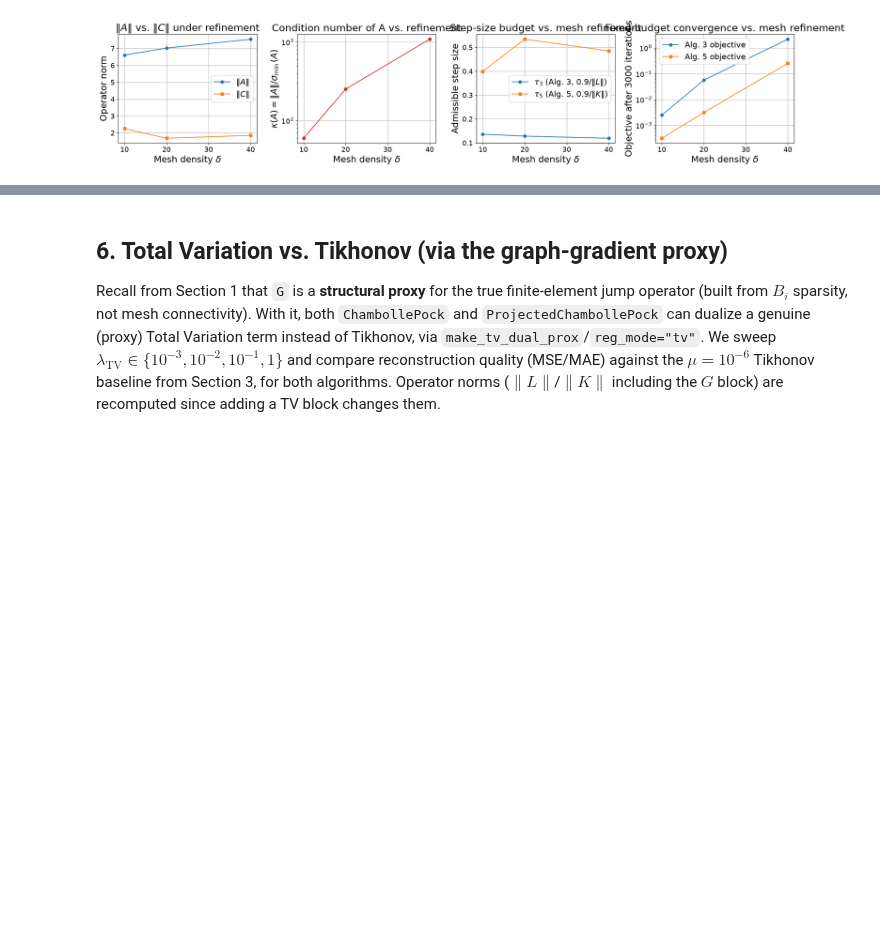
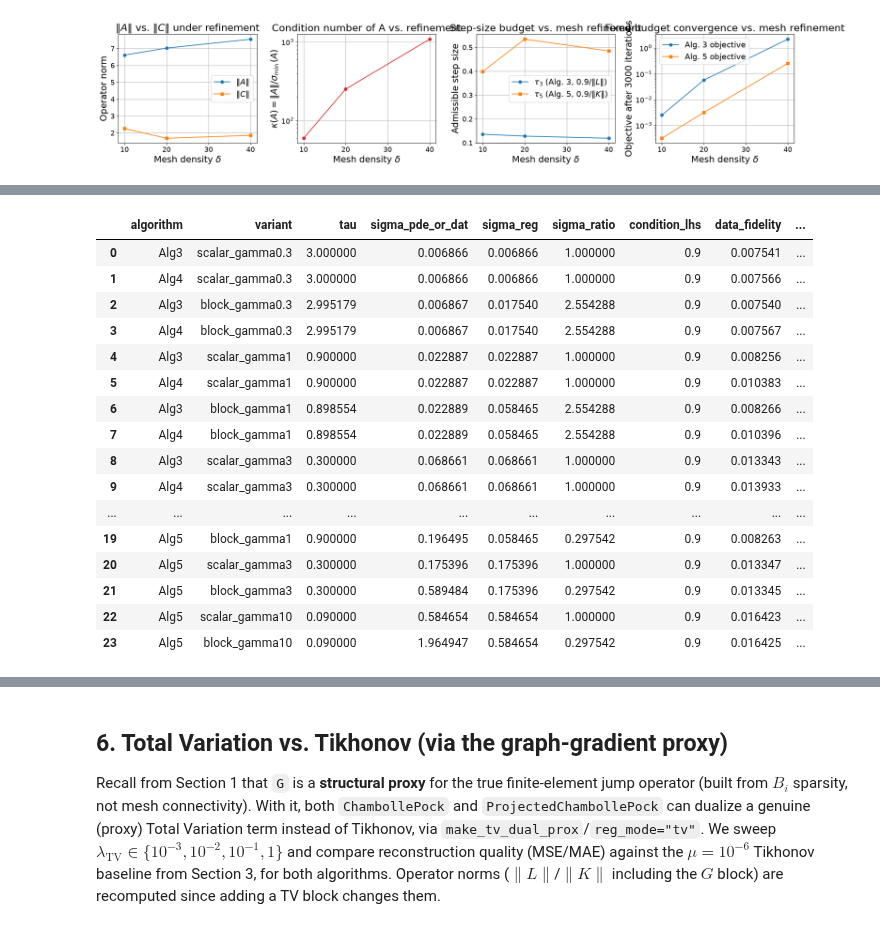
Before and after one commit to dmelan/fp-algs, a Jupyter notebook: part4_5_chambolle_pock_comparison.ipynb, the cells around one changed output, grey strips where cells are left out. Cells and saved outputs as stored; diff of their text form; code cells hidden in the pictures; blank space fills up the shorter version.

```diff
--- a/part4_5_chambolle_pock_comparison.ipynb
+++ b/part4_5_chambolle_pock_comparison.ipynb
@@ -595,0 +631,34 @@ $8.6\times$ at the offline $\delta=40$ point).
+# %%
+# What the block metric can possibly buy: the two block norms, and the resulting
+# per-block "gate" tau*sigma_b, against the single tau*sigma the scalar metric imposes.
+from iwp.experiments.comparison import block_step_sizes_algorithm3, block_step_sizes_algorithm5
+
+GAMMAS, SAFETY, LAMBDA_TV = (0.3, 1.0, 3.0, 10.0), 0.9, 1e-3
+l3_tv = l_operator_norm_algorithm3(pb, G=pb.G)   # ||L||, Alg. 3/4
+k5_tv = k_operator_norm_algorithm5(pb, G=pb.G)   # ||K||, Alg. 5
+
+rows = []
+for gamma in GAMMAS:
+    s3 = block_step_sizes_algorithm3(pb, G=pb.G, gamma=gamma, safety=SAFETY)
+    s5 = block_step_sizes_algorithm5(pb, G=pb.G, gamma=gamma, safety=SAFETY)
+    for algo, s, full, n1, sig1 in [
+        ("Alg3/4", s3, l3_tv, s3["norm_pde"], s3["sigma_pde"]),
+        ("Alg5", s5, k5_tv, s5["norm_dat"], s5["sigma_dat"]),
+    ]:
+        rows.append(dict(
+            algorithm=algo, gamma=gamma,
+            norm_block1=n1, norm_TV=s["norm_reg"], norm_full=full,
+            tau=s["tau"], sigma_block1=sig1, sigma_TV=s["sigma_reg"],
+            ts_scalar=(SAFETY / gamma) * (gamma / full**2),   # both blocks, scalar metric
+            ts_block1=s["tau"] * sig1, ts_TV=s["tau"] * s["sigma_reg"],
+            condition_lhs=s["condition_lhs"],
+        ))
+stepsize_table = pd.DataFrame(rows)
+
+print(f"Alg. 3/4:  ||L|| = {l3_tv:.3f}   ||L_pde|| = {rows[0]['norm_block1']:.3f}   "
+      f"||G|| = {rows[0]['norm_TV']:.3f}   ->  TV dual relaxed by "
+      f"(||L_pde||/||G||)^2 = {(rows[0]['norm_block1'] / rows[0]['norm_TV'])**2:.2f}x")
+print(f"Alg. 5  :  ||K|| = {k5_tv:.3f}   ||C||     = {rows[1]['norm_block1']:.3f}   "
+      f"||G|| = {rows[1]['norm_TV']:.3f}   ->  data dual relaxed by "
+      f"(||G||/||C||)^2 = {(rows[1]['norm_TV'] / rows[1]['norm_block1'])**2:.2f}x")
+stepsize_table.round(6)
@@ -595,0 +692,10 @@ $8.6\times$ at the offline $\delta=40$ point).
+# %%
+# Scalar vs block dual metric at matched gamma, on all three Chambolle-Pock algorithms,
+# with TV enabled. Runs 8 configurations x {Alg3, Alg4, Alg5}; ~2 minutes.
+blocksig_df, blocksig_curves, blocksig_norms = cmp.run_block_sigma_comparison(
+    pb, DIRS, logger, lambda_tv=LAMBDA_TV, gammas=GAMMAS, safety=SAFETY, max_iterations=3000
+)
+blocksig_df[["algorithm", "variant", "tau", "sigma_pde_or_dat", "sigma_reg", "sigma_ratio",
+             "condition_lhs", "data_fidelity", "tv_energy", "total_objective", "mse",
+             "feasibility"]].round(6)
+# %% [output]
@@ -595,0 +719,17 @@ $8.6\times$ at the offline $\delta=40$ point).
+|  | algorithm | variant | tau | sigma_pde_or_dat | sigma_reg | sigma_ratio | condition_lhs | data_fidelity | ... |
+| 0 | Alg3 | scalar_gamma0.3 | 3.000000 | 0.006866 | 0.006866 | 1.000000 | 0.9 | 0.007541 | ... |
+| 1 | Alg4 | scalar_gamma0.3 | 3.000000 | 0.006866 | 0.006866 | 1.000000 | 0.9 | 0.007566 | ... |
+| 2 | Alg3 | block_gamma0.3 | 2.995179 | 0.006867 | 0.017540 | 2.554288 | 0.9 | 0.007540 | ... |
+| 3 | Alg4 | block_gamma0.3 | 2.995179 | 0.006867 | 0.017540 | 2.554288 | 0.9 | 0.007567 | ... |
+| 4 | Alg3 | scalar_gamma1 | 0.900000 | 0.022887 | 0.022887 | 1.000000 | 0.9 | 0.008256 | ... |
+| 5 | Alg4 | scalar_gamma1 | 0.900000 | 0.022887 | 0.022887 | 1.000000 | 0.9 | 0.010383 | ... |
+| 6 | Alg3 | block_gamma1 | 0.898554 | 0.022889 | 0.058465 | 2.554288 | 0.9 | 0.008266 | ... |
+| 7 | Alg4 | block_gamma1 | 0.898554 | 0.022889 | 0.058465 | 2.554288 | 0.9 | 0.010396 | ... |
+| 8 | Alg3 | scalar_gamma3 | 0.300000 | 0.068661 | 0.068661 | 1.000000 | 0.9 | 0.013343 | ... |
+| 9 | Alg4 | scalar_gamma3 | 0.300000 | 0.068661 | 0.068661 | 1.000000 | 0.9 | 0.013933 | ... |
+| ... | ... | ... | ... | ... | ... | ... | ... | ... | ... |
+| 19 | Alg5 | block_gamma1 | 0.900000 | 0.196495 | 0.058465 | 0.297542 | 0.9 | 0.008263 | ... |
+| 20 | Alg5 | scalar_gamma3 | 0.300000 | 0.175396 | 0.175396 | 1.000000 | 0.9 | 0.013347 | ... |
+| 21 | Alg5 | block_gamma3 | 0.300000 | 0.589484 | 0.175396 | 0.297542 | 0.9 | 0.013345 | ... |
+| 22 | Alg5 | scalar_gamma10 | 0.090000 | 0.584654 | 0.584654 | 1.000000 | 0.9 | 0.016423 | ... |
+| 23 | Alg5 | block_gamma10 | 0.090000 | 1.964947 | 0.584654 | 0.297542 | 0.9 | 0.016425 | ... |
```
Also changed, not shown: parts of 31 cells of this notebook, 3 other files.
